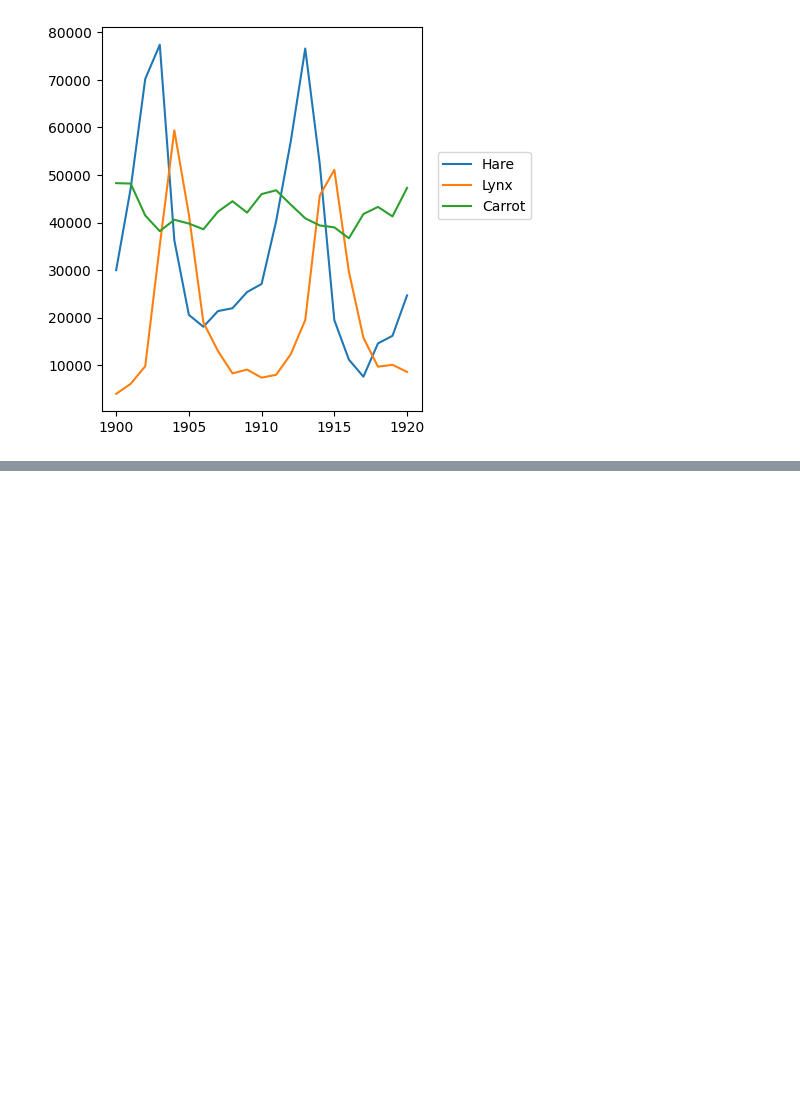
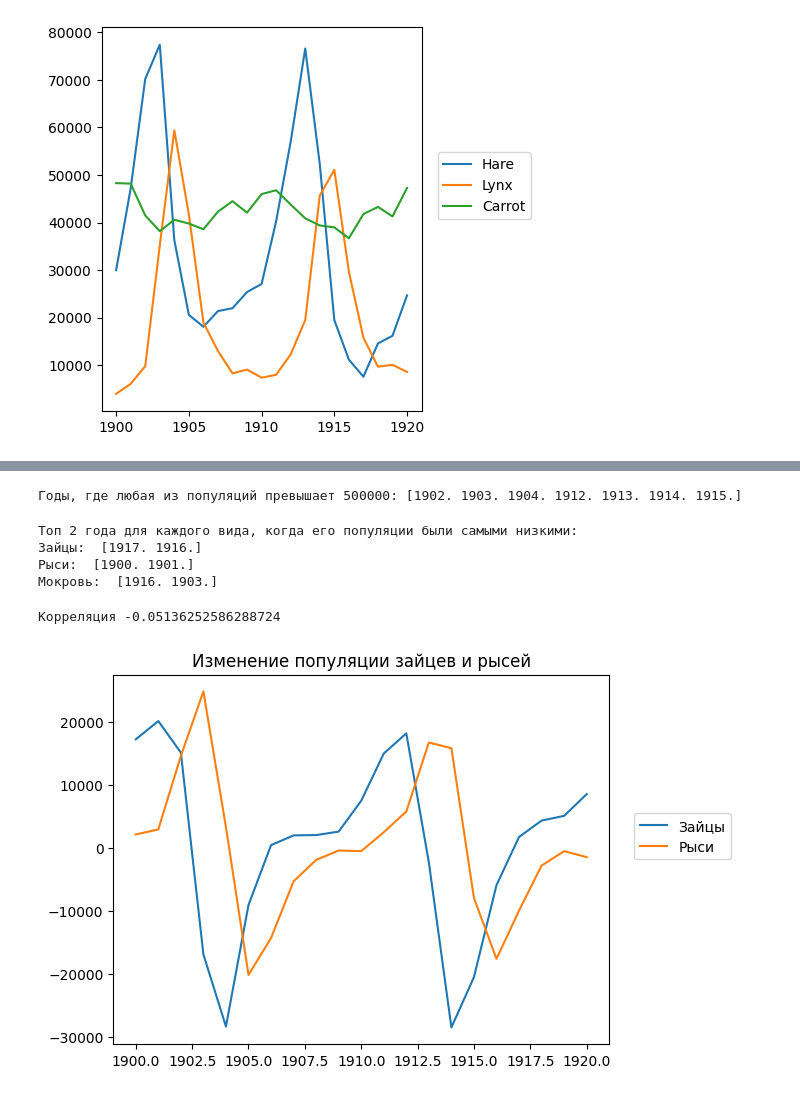
Before and after one commit to pryazha/dpo_labs, a Jupyter notebook: fifth_task_14_11_23/fifth_task.ipynb, the cells around one changed output, grey strips where cells are left out. Cells and saved outputs as stored; diff of their text form; code cells hidden in the pictures; blank space fills up the shorter version.

```diff
--- a/fifth_task_14_11_23/fifth_task.ipynb
+++ b/fifth_task_14_11_23/fifth_task.ipynb
@@ -66,0 +89,26 @@ max_species_each_year = np.array(['H', 'L', 'C'])[np.argsort()]
+# %%
+print('Годы, где любая из популяций превышает 500000:', years[np.any(populations > 50000, axis=1)])
+# %% [output]
+Годы, где любая из популяций превышает 500000: [1902. 1903. 1904. 1912. 1913. 1914. 1915.]
+# %%
+print('Топ 2 года для каждого вида, когда его популяции были самыми низкими:')
+print('Зайцы: ', years[np.argsort(hares)][:2])
+print('Рыси: ', years[np.argsort(lynxes)][:2])
+print('Мокровь: ', years[np.argsort(carrots)][:2])
+# %% [output]
+Топ 2 года для каждого вида, когда его популяции были самыми низкими:
+Зайцы:  [1917. 1916.]
+Рыси:  [1900. 1901.]
+Мокровь:  [1916. 1903.]
+# %%
+hares_gradient = np.gradient(hares)
+lynxes_gradient = np.gradient(lynxes)
+print('Корреляция', np.corrcoef(hares_gradient, lynxes_gradient)[0, 1])
+
+plt.plot(years, hares_gradient, years, lynxes_gradient)
+plt.title('Изменение популяции зайцев и рысей')
+plt.legend(('Зайцы', 'Рыси'), loc=(1.05, 0.5))
+plt.show()
+# %% [output]
+Корреляция -0.05136252586288724
+[figure, added]
```
Also changed, not shown: parts of 5 cells of this notebook, 1 other file.
